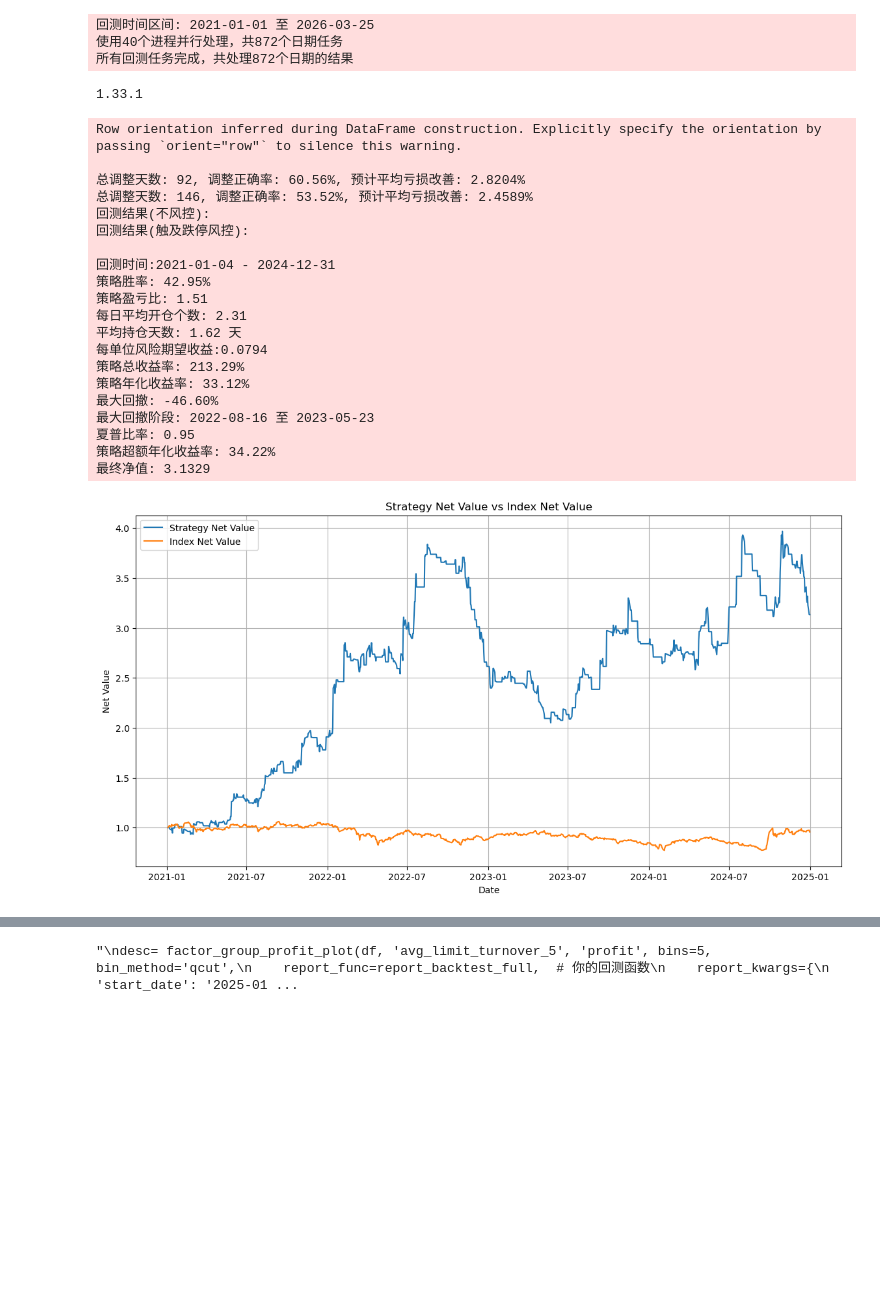
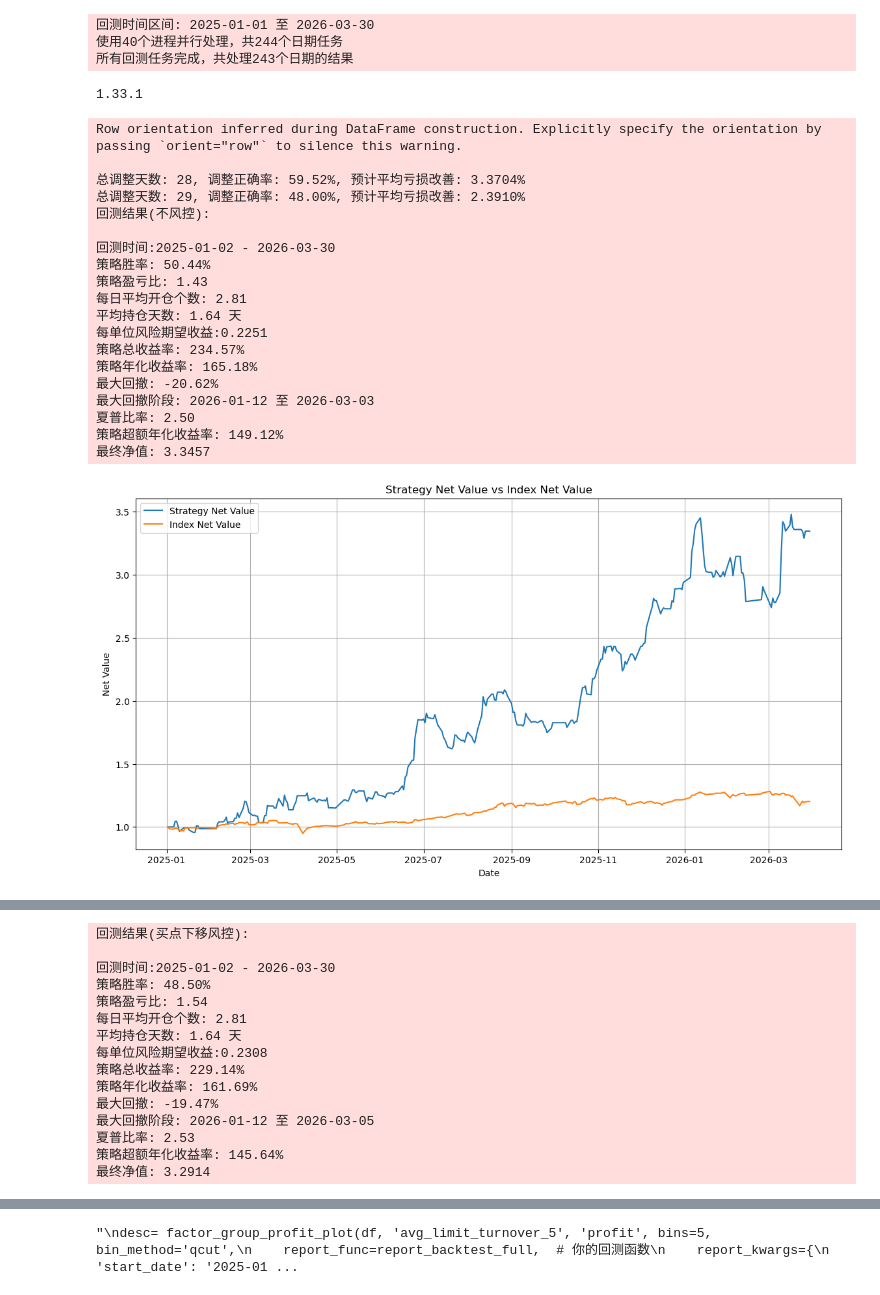
Before and after one commit to sslz1806/my_strategy, a Jupyter notebook: 回测demo.ipynb, the cells around one changed output, grey strips where cells are left out. Saved outputs shown, nothing was run; the diff lists cells and outputs as text; code cells hidden in the pictures; blank space fills up the shorter version.

```diff
--- a/回测demo.ipynb
+++ b/回测demo.ipynb
@@ -9,7 +9,7 @@ import time
 
 logging = get_logger(log_file='回测.log',inherit=False)
 
-start_date = dt.date(2021,1,1)
+start_date = dt.date(2025,1,1)
 end_date = dt.datetime.today()
 
 # 获取指定日期的日线数据
@@ -96,8 +114,7 @@ params_dict={
     'mv_min':35,
     'mv_max':1000,
     'prev_limit_status':['断板','炸板'],
-    'avg_limit_turnover_5_min':-1,
-    'high_ratio':3
+    'avg_limit_turnover_5_min':-1
 }
 # polars的信号文件
 信号文件= stock_data.filter(
@@ -161,7 +178,7 @@ stock_data = stock_data.with_columns(
         #(pl.col("avg_limit_turnover_5") >= params_dict["avg_limit_turnover_5_min"]) &
 
         # 6. 绝对位置不能太高，不能触发严重异动
-        ((pl.col("open")/pl.col("lowest_30")) <= params_dict["high_ratio"])
+        ((pl.col("open")/pl.col("lowest_30")) <= 3)
 
     ).then(1).otherwise(0)
 )
@@ -181,9 +198,9 @@ end_date_str = end_date.strftime("%Y-%m-%d")
 logging.info(f"回测时间区间: {start_date_str} 至 {end_date_str}")
 result_df,merged_df = cal_trade_info(信号文件,trade_fun=trade,start_date=start_date_str,end_date=end_date_str)
 # %% [output]
-回测时间区间: 2021-01-01 至 2026-03-25
-使用40个进程并行处理，共872个日期任务
-所有回测任务完成，共处理872个日期的结果
+回测时间区间: 2025-01-01 至 2026-03-30
+使用40个进程并行处理，共244个日期任务
+所有回测任务完成，共处理243个日期的结果
 # %%
 from trade_fun import report_backtest_full
 from fun import *
@@ -219,64 +236,63 @@ merged_df_with_weight = merged_df_with_weight.with_columns(
 #merged_df_with_weight.write_csv(filename, include_bom=True)
 
 # 买点下移风控(merged_df_with_weight_adjust)
-rate_move = 0.015
-# 增加买点下移的逻辑（如果open/lowest_30>2.5,当low<=open*(1-rate_move)时,买点下移rate_move（也就是profit+rate_move*100），否则profit=0。<=2.5时profit不变）
+rate_move = 0.02
+# 增加买点下移的逻辑（当weight=0时,如果low<=open*(1-rate_move)时,买点下移rate_move（也就是profit+rate_move*100），否则profit=0）
 merged_df_with_weight_adjust = merged_df_with_weight.with_columns(
-    pl.when(pl.col("open")/pl.col("lowest_30")< 2) # 先判断绝对位置是否过高
+    pl.when(pl.col("weight") != 0)
     # 条件1：weight≠0 → 保持原profit不变
     .then(pl.col("profit"))
     # 条件2：weight==0 → 进一步判断low是否满足下移条件
     .otherwise(
-        pl.when((pl.col("low") <= pl.col("open") * (1 - rate_move)))
+        pl.when(pl.col("low") <= pl.col("open") * (1 - rate_move))
         # 子条件1：满足下移 → profit+rate_move*100
         .then(pl.col("profit") + rate_move * 100)
         # 子条件2：不满足下移 → profit=0
         .otherwise(0)
     ).alias("profit")  # 覆盖原profit列
 ) #买点下移回测
 """买点下移风控"""
 merged_df_with_weight_adjust = merged_df_with_weight_adjust.with_columns(
-    (pl.col("profit") *pl.col("weight")).alias("weight_profit")
+    (pl.col("profit") *0.4).alias("weight_profit")
 )
 
 merged_df = merged_df.with_columns((pl.col("profit") *0.4).alias("weight_profit"))
 result_df['weight_profit'] = result_df['profit'] *0.4
 result_df1['weight_profit'] = result_df1['profit'] *0.4
 result_df2['weight_profit'] = result_df2['profit'] *0.4
 result_df3['weight_profit'] = result_df3['profit'] *0.4
 
 # 回测结果汇报
 #back_result =report_backtest_full(result_df, start_date = '2025-01-01', end_date='2025-12-20',profit_col='weight_profit')
 #back_result =report_backtest_full(result_df, start_date = '2025-01-01', end_date='2025-12-20',profit_col='weight_profit')
-end_date_str = '2024-12-31'
+#end_date_str = '2023-12-31'
 logging.info("回测结果(不风控):")
-#back_result =report_backtest_full(merged_df.to_pandas(), start_date = '2025-01-01', end_date=end_date_str,profit_col='weight_profit',)
+back_result =report_backtest_full(merged_df.to_pandas(), start_date = '2025-01-01', end_date=end_date_str,profit_col='weight_profit',)
 logging.info("回测结果(触及跌停风控):")
-back_result =report_backtest_full(merged_df_with_weight.to_pandas(), start_date = '2021-01-01', end_date=end_date_str,profit_col='weight_profit',)
+back_result =report_backtest_full(merged_df_with_weight.to_pandas(), start_date = '2025-01-01', end_date=end_date_str,profit_col='weight_profit',)
 logging.info("回测结果(买点下移风控):")
-back_result =report_backtest_full(merged_df_with_weight_adjust.to_pandas(), start_date = '2021-01-01', end_date=end_date_str,profit_col='weight_profit')
+back_result =report_backtest_full(merged_df_with_weight_adjust.to_pandas(), start_date = '2025-01-01', end_date=end_date_str,profit_col='weight_profit')
 # 将回测结果保存到日志中
 #logging.info("\n" + back_result.to_string(index=False))
 # %% [output]
 1.33.1
 Row orientation inferred during DataFrame construction. Explicitly specify the orientation by passing `orient="row"` to silence this warning.
 
-总调整天数: 92, 调整正确率: 60.56%, 预计平均亏损改善: 2.8204%
-总调整天数: 146, 调整正确率: 53.52%, 预计平均亏损改善: 2.4589%
+总调整天数: 28, 调整正确率: 59.52%, 预计平均亏损改善: 3.3704%
+总调整天数: 29, 调整正确率: 48.00%, 预计平均亏损改善: 2.3910%
 回测结果(不风控):
-回测结果(触及跌停风控):
 
-回测时间:2021-01-04 - 2024-12-31
-策略胜率: 42.95%
-策略盈亏比: 1.51
-每日平均开仓个数: 2.31
-平均持仓天数: 1.62 天
-每单位风险期望收益:0.0794
-策略总收益率: 213.29%
-策略年化收益率: 33.12%
-最大回撤: -46.60%
-最大回撤阶段: 2022-08-16 至 2023-05-23
-夏普比率: 0.95
-策略超额年化收益率: 34.22%
-最终净值: 3.1329
+回测时间:2025-01-02 - 2026-03-30
+策略胜率: 50.44%
+策略盈亏比: 1.43
+每日平均开仓个数: 2.81
+平均持仓天数: 1.64 天
+每单位风险期望收益:0.2251
+策略总收益率: 234.57%
+策略年化收益率: 165.18%
+最大回撤: -20.62%
+最大回撤阶段: 2026-01-12 至 2026-03-03
+夏普比率: 2.50
+策略超额年化收益率: 149.12%
+最终净值: 3.3457
-[figure, old version]
+[figure, new version]
@@ -298,0 +315,15 @@ Row orientation inferred during DataFrame construction. Explicitly specify the o
+回测结果(买点下移风控):
+
+回测时间:2025-01-02 - 2026-03-30
+策略胜率: 48.50%
+策略盈亏比: 1.54
+每日平均开仓个数: 2.81
+平均持仓天数: 1.64 天
+每单位风险期望收益:0.2308
+策略总收益率: 229.14%
+策略年化收益率: 161.69%
+最大回撤: -19.47%
+最大回撤阶段: 2026-01-12 至 2026-03-05
+夏普比率: 2.53
+策略超额年化收益率: 145.64%
+最终净值: 3.2914
```
Also changed, not shown: parts of 4 cells of this notebook, 21 other files.
